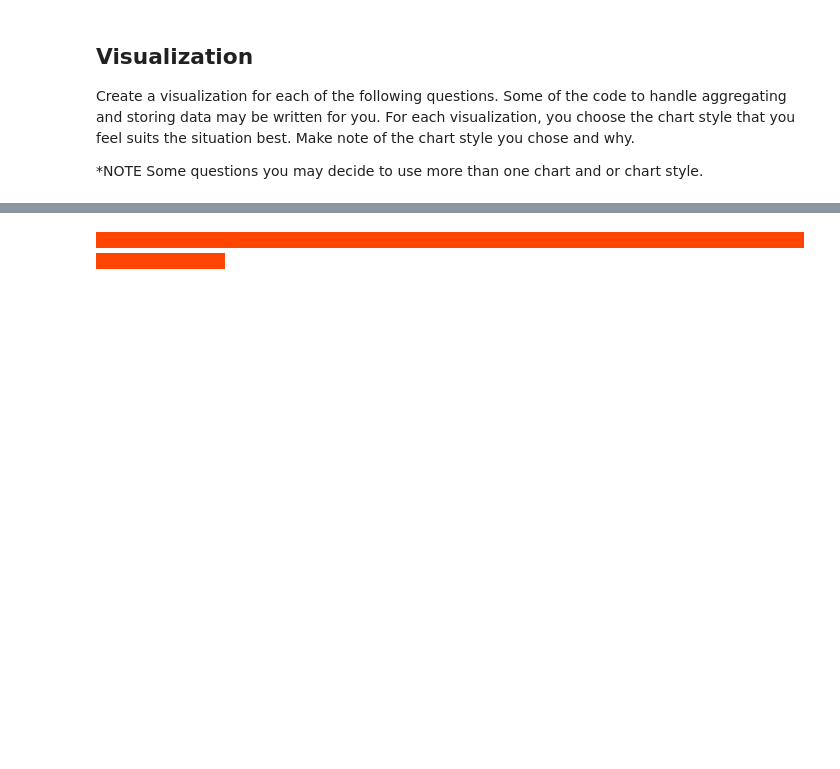
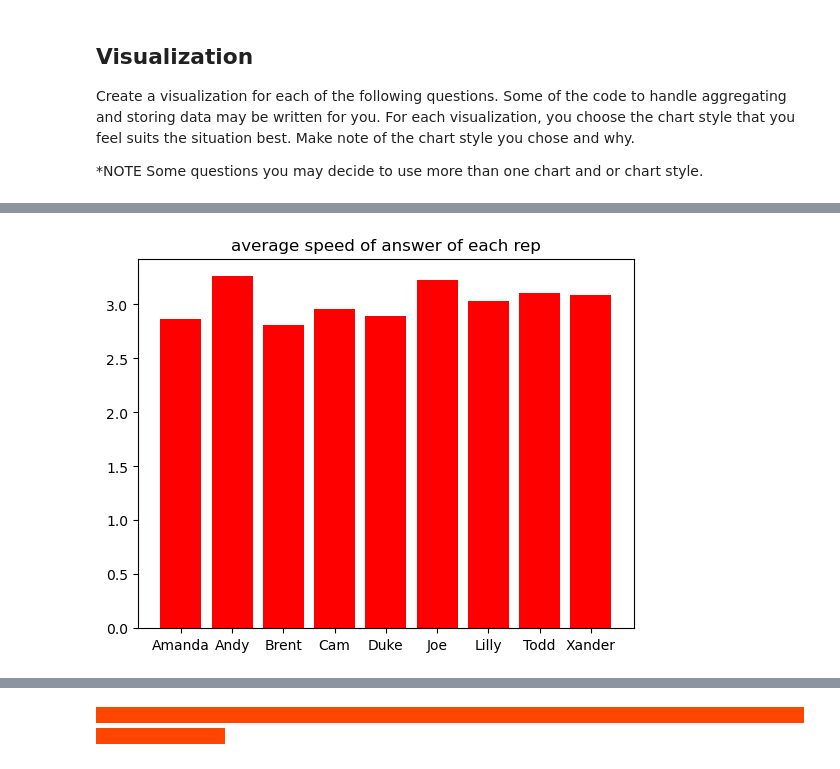
Before and after one commit to KavVij/Kavi_call-center-cleanup-assignment, a Jupyter notebook: Kavi_Call_Center_Cleanup.ipynb, the cells around one changed output, grey strips where cells are left out. Saved outputs shown, nothing was run; the diff lists cells and outputs as text; code cells hidden in the pictures; blank space fills up the shorter version.

```diff
--- a/Kavi_Call_Center_Cleanup.ipynb
+++ b/Kavi_Call_Center_Cleanup.ipynb
@@ -576,26 +639,35 @@ north_df.groupby(['Rep ID']).
 # %%
 # Create visualization 2 here
 # north_plt contains the data you need for the average speed of answer of each rep
 
-north_plt = north.groupby("Rep ID")["Incoming Wait Time"].mean().to_frame().reset_index()
-
+north_plt = north_df.groupby("Rep ID")["Incoming Wait Time"].mean().to_frame().reset_index()
+north_plt
 # Finding each Rep's Personal Service Level Percentage.  Basically, Calls within 2 secs / total calls
 
 # Table 1: Total Incoming calls less than 2 seconds grouped by Rep
-quick_calls = north[north["Incoming Wait Time"] <= 2.0]
+quick_calls = north_df[north_df["Incoming Wait Time"] <= 2.0]
+
 quick_reps = quick_calls[["Rep ID", "Calls"]]
 quick_stats = quick_reps.groupby(["Rep ID"]).sum()  # Final Table
-
+quick_stats
 
 # Table 2: Total Incoming Calls Only grouped by Rep
-total_calls_in = north[north["Incoming or Outgoing"] == "Incoming"]
+total_calls_in = north_df[north_df["Incoming or Outgoing"] == "Incoming"]
 rep_calls = total_calls_in[["Rep ID", "Calls"]]
 total_stats = rep_calls.groupby(["Rep ID"]).sum() # Final Table
 
 #  Table 3: Service Level Percentage created via merge
-service_level = pd.merge(quick_stats, total_stats, on="Rep ID")
+service_level = pd.merge(quick_stats, total_stats, on="Rep ID").reset_index()
 
 # Create Percentage Column in Table 3
 service_level["Service Level %"] = service_level["Calls_x"]/service_level["Calls_y"] * 100
+service_level
 
-#Your Code Here:
+# #Your Code Here:
+plt.title('average speed of answer of each rep')
+plt.bar(north_plt['Rep ID'], north_plt['Incoming Wait Time'], color = 'red')
+
+
+plt.show()
+# %% [output]
+[figure, added]
```
Also changed, not shown: parts of 65 cells of this notebook.
